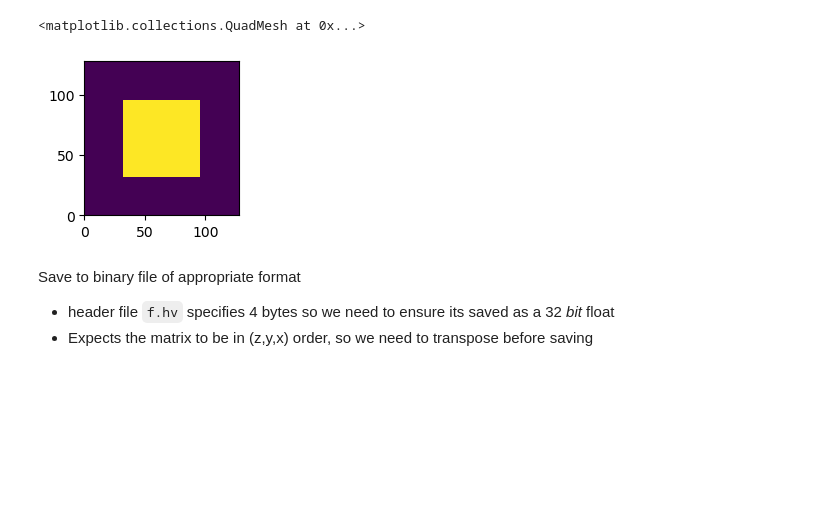
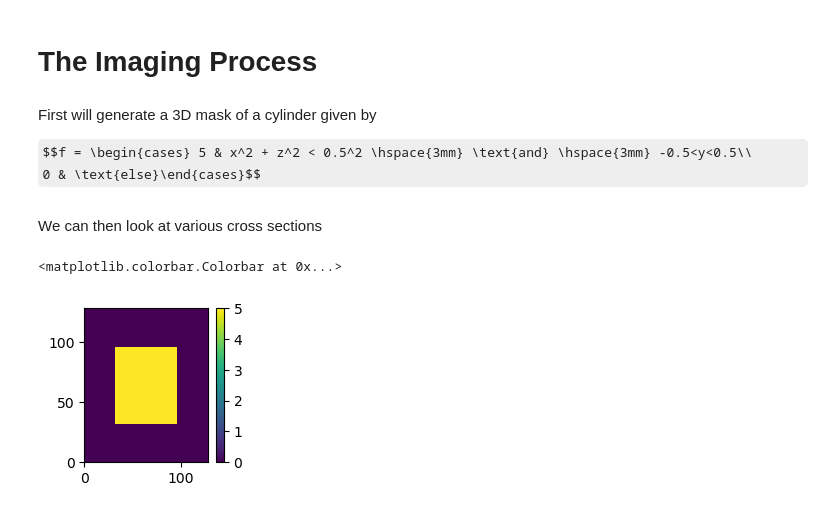
Before and after one commit to qurit/STIR_Tutorial, a Jupyter notebook: SPECT.ipynb, the cells around one changed output. Saved outputs shown, nothing was run; the diff lists cells and outputs as text; code cells hidden in the pictures; some formulas as TeX source; blank space fills up the shorter version.

```diff
--- a/SPECT.ipynb
+++ b/SPECT.ipynb
@@ -8,13 +34,19 @@ Generate a 3D mask and interfile header
+# %% [markdown]
+# The Imaging Process
+# %% [markdown]
+First will generate a 3D mask of a cylinder given by
+
+$$f = \begin{cases} 5 & x^2 + z^2 < 0.5^2 \hspace{3mm} \text{and} \hspace{3mm} -0.5<y<0.5\\
+ 0 & \text{else}\end{cases}$$
 # %%
-xv, yv, zv = np.meshgrid(np.linspace(-1,1,128), np.linspace(-1,1,128), np.linspace(-1,1,128))
-mask = (xv**2 + zv**2 < 0.5**2) * (yv<0.5) * (yv>-0.5)
+zv, yv, xv = np.meshgrid(np.linspace(-1,1,128), np.linspace(-1,1,128), np.linspace(-1,1,128), indexing='ij')
+f = 5 * (xv**2 + zv**2 < 0.5**2) * (yv<0.5) * (yv>-0.5)
+# %% [markdown]
+We can then look at various cross sections
 # %%
 plt.figure(figsize=(2,2))
-plt.pcolormesh(mask[:,:,60])
+plt.pcolormesh(f[:,:,60])
+plt.colorbar()
 # %% [output]
-<matplotlib.collections.QuadMesh at 0x...>
+<matplotlib.colorbar.Colorbar at 0x...>
-[figure, old version]
+[figure, new version]
-# %% [markdown]
-Save to binary file of appropriate format
-* header file `f.hv` specifies 4 bytes so we need to ensure its saved as a 32 *bit* float
-* Expects the matrix to be in (z,y,x) order, so we need to transpose before saving
```
Also changed, not shown: parts of 23 cells of this notebook.
